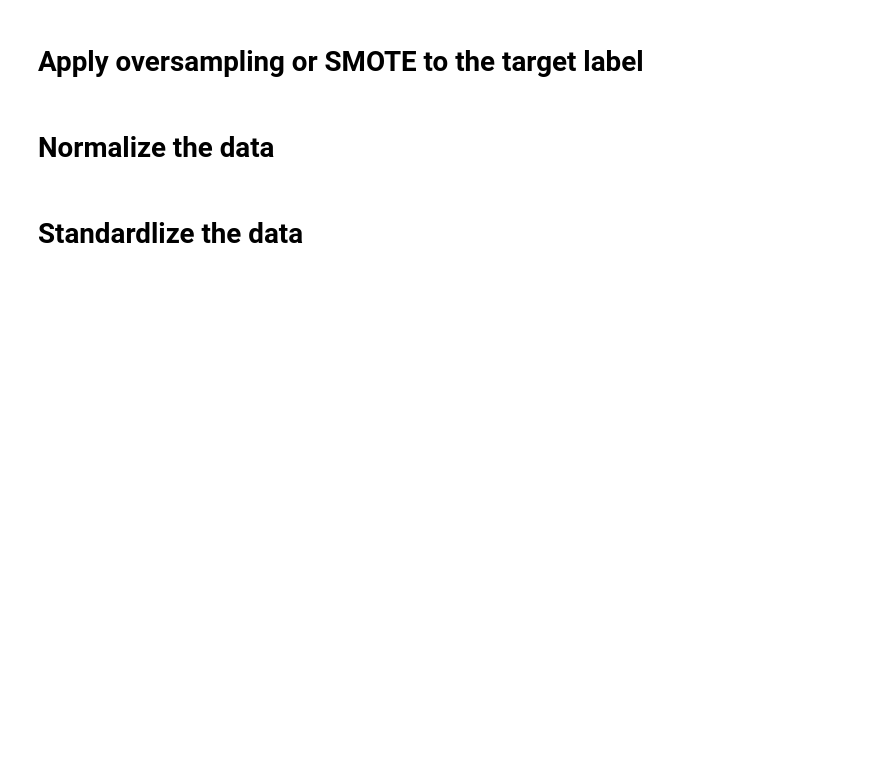
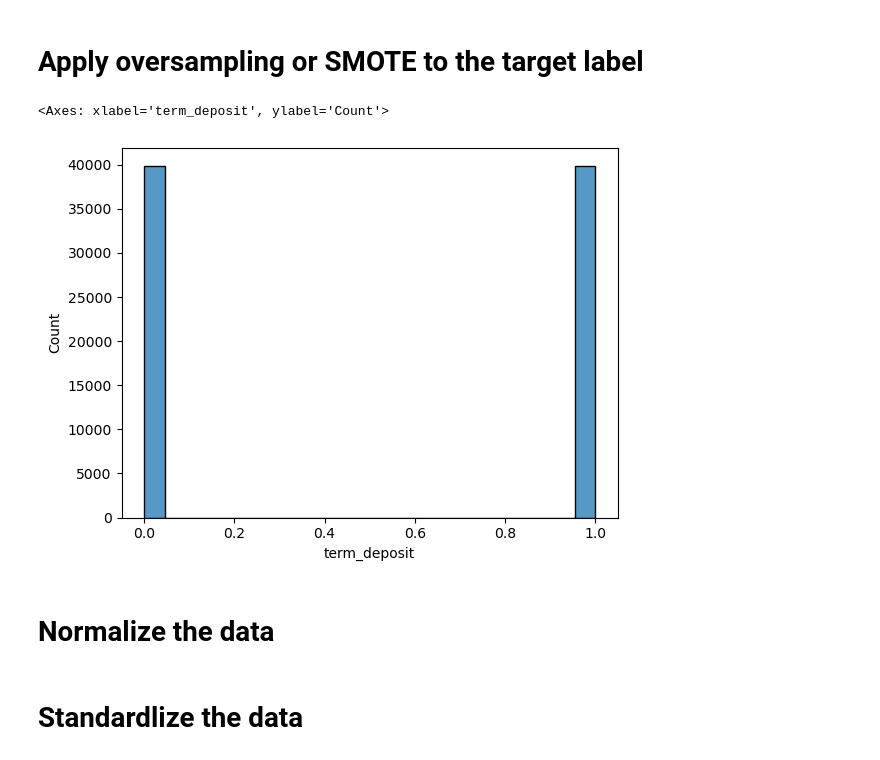
Before and after one commit to Tuwaiq-Data-Science-Bootcamp-V5/Preprocessing_Lab1, a Jupyter notebook: Preprocessing.ipynb, the cells around one changed output. Drawn from its saved outputs; the diff is of its cells as text; code cells hidden in the pictures; blank space fills up the shorter version.

```diff
--- a/Preprocessing.ipynb
+++ b/Preprocessing.ipynb
@@ -13,4 +67,16 @@
 # %% [markdown]
 # Apply oversampling or SMOTE to the target label
+# %%
+df = df.drop('user_id', axis =1)
+# %%
+x = df.loc[:,df.columns != 'term_deposit']
+y = df.loc[:,df.columns  == 'term_deposit']
+
+sm = SMOTE(random_state = 1)
+xs, ys = sm.fit_resample(x, y)
+sns.histplot(data=ys,x="term_deposit")
+# %% [output]
+<Axes: xlabel='term_deposit', ylabel='Count'>
+[figure, added]
 # %% [markdown]
 # Normalize the data
```
Also changed, not shown: parts of 9 cells of this notebook.
